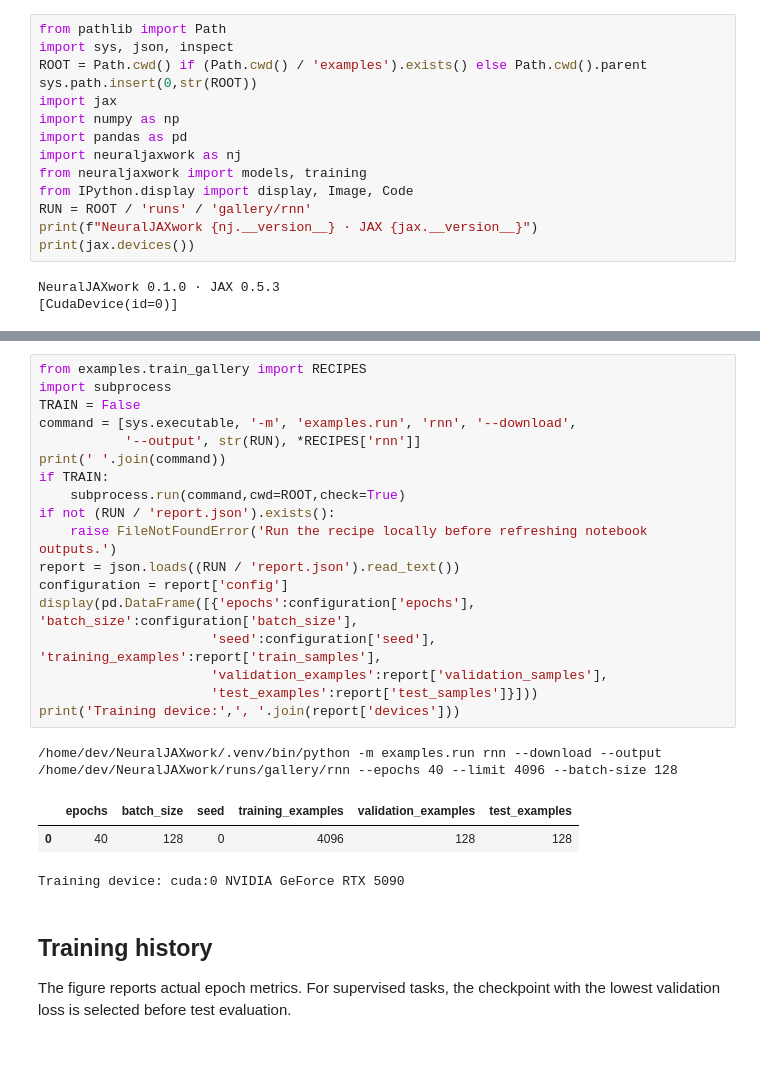
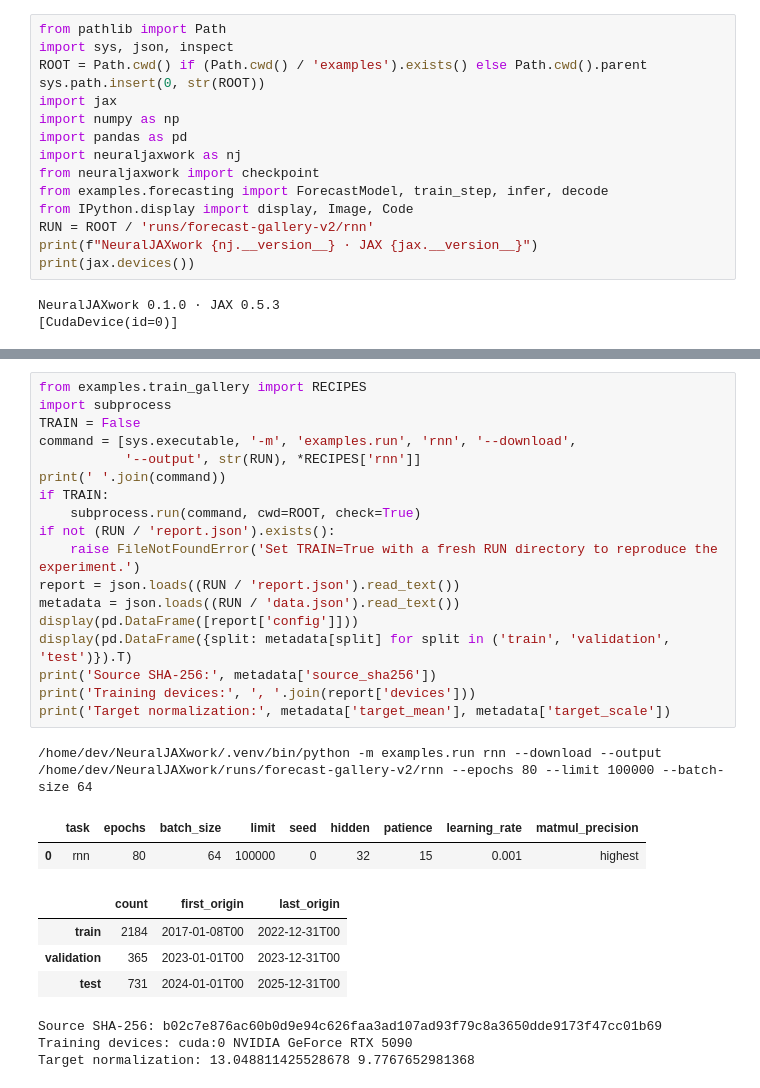
Before and after one commit to rgs2151/NeuralJAXwork, a Jupyter notebook: notebooks/rnn_forecasting.ipynb, the cells around one changed output, grey strips where cells are left out. Drawn from its saved outputs; the diff is of its cells as text; blank space fills up the shorter version.

```diff
--- a/notebooks/rnn_forecasting.ipynb
+++ b/notebooks/rnn_forecasting.ipynb
@@ -8,14 +6,15 @@ The outputs below are saved from local GPU training. Documentation builds render
 from pathlib import Path
 import sys, json, inspect
 ROOT = Path.cwd() if (Path.cwd() / 'examples').exists() else Path.cwd().parent
-sys.path.insert(0,str(ROOT))
+sys.path.insert(0, str(ROOT))
 import jax
 import numpy as np
 import pandas as pd
 import neuraljaxwork as nj
-from neuraljaxwork import models, training
+from neuraljaxwork import checkpoint
+from examples.forecasting import ForecastModel, train_step, infer, decode
 from IPython.display import display, Image, Code
-RUN = ROOT / 'runs' / 'gallery/rnn'
+RUN = ROOT / 'runs/forecast-gallery-v2/rnn'
 print(f"NeuralJAXwork {nj.__version__} · JAX {jax.__version__}")
 print(jax.devices())
 # %% [output]
@@ -65,27 +78,29 @@ Select one GPU before launching Python or Jupyter: `CUDA_VISIBLE_DEVICES=0`. The
 # %%
 from examples.train_gallery import RECIPES
 import subprocess
 TRAIN = False
 command = [sys.executable, '-m', 'examples.run', 'rnn', '--download',
            '--output', str(RUN), *RECIPES['rnn']]
 print(' '.join(command))
 if TRAIN:
-    subprocess.run(command,cwd=ROOT,check=True)
+    subprocess.run(command, cwd=ROOT, check=True)
 if not (RUN / 'report.json').exists():
-    raise FileNotFoundError('Run the recipe locally before refreshing notebook outputs.')
+    raise FileNotFoundError('Set TRAIN=True with a fresh RUN directory to reproduce the experiment.')
 report = json.loads((RUN / 'report.json').read_text())
-configuration = report['config']
-display(pd.DataFrame([{'epochs':configuration['epochs'], 'batch_size':configuration['batch_size'],
-                      'seed':configuration['seed'], 'training_examples':report['train_samples'],
-                      'validation_examples':report['validation_samples'],
-                      'test_examples':report['test_samples']}]))
-print('Training device:',', '.join(report['devices']))
+metadata = json.loads((RUN / 'data.json').read_text())
+display(pd.DataFrame([report['config']]))
+display(pd.DataFrame({split: metadata[split] for split in ('train', 'validation', 'test')}).T)
+print('Source SHA-256:', metadata['source_sha256'])
+print('Training devices:', ', '.join(report['devices']))
+print('Target normalization:', metadata['target_mean'], metadata['target_scale'])
 # %% [output]
-/home/dev/NeuralJAXwork/.venv/bin/python -m examples.run rnn --download --output /home/dev/NeuralJAXwork/runs/gallery/rnn --epochs 40 --limit 4096 --batch-size 128
+/home/dev/NeuralJAXwork/.venv/bin/python -m examples.run rnn --download --output /home/dev/NeuralJAXwork/runs/forecast-gallery-v2/rnn --epochs 80 --limit 100000 --batch-size 64
-|  | epochs | batch_size | seed | training_examples | validation_examples | test_examples |
-| 0 | 40 | 128 | 0 | 4096 | 128 | 128 |
+|  | task | epochs | batch_size | limit | seed | hidden | patience | learning_rate | matmul_precision |
+| 0 | rnn | 80 | 64 | 100000 | 0 | 32 | 15 | 0.001 | highest |
+|  | count | first_origin | last_origin |
+| train | 2184 | 2017-01-08T00 | 2022-12-31T00 |
+| validation | 365 | 2023-01-01T00 | 2023-12-31T00 |
+| test | 731 | 2024-01-01T00 | 2025-12-31T00 |
-Training device: cuda:0 NVIDIA GeForce RTX 5090
+Source SHA-256: b02c7e876ac60b0d9e94c626faa3ad107ad93f79c8a3650dde9173f47cc01b69
+Training devices: cuda:0 NVIDIA GeForce RTX 5090
+Target normalization: 13.048811425528678 9.7767652981368
-# %% [markdown]
-## Training history
-
-The figure reports actual epoch metrics. For supervised tasks, the checkpoint with the lowest validation loss is selected before test evaluation.
```
Also changed, not shown: parts of 27 cells of this notebook, 25 other files.
